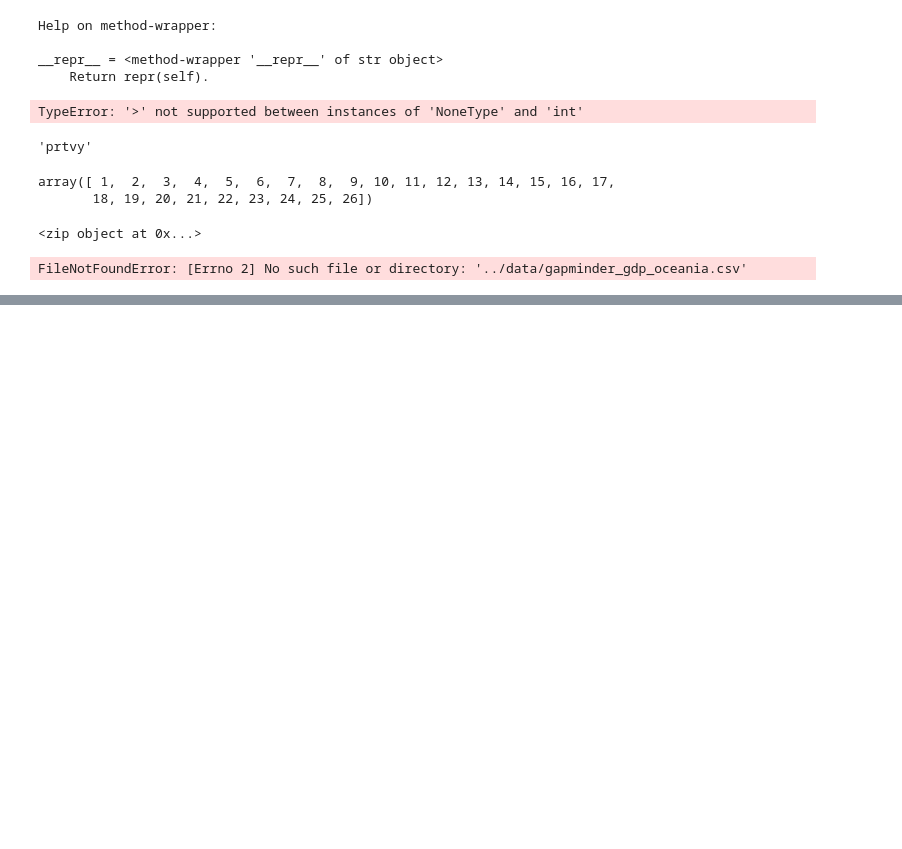
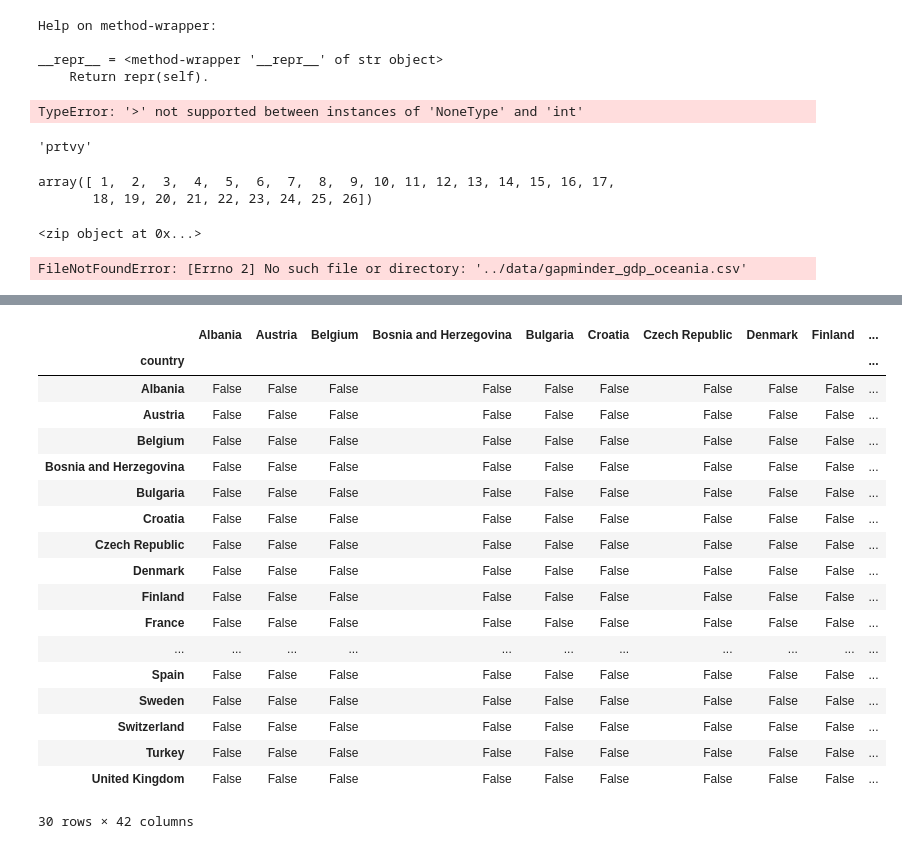
Before and after one commit to dodohjk/my-isc-work, a Jupyter notebook: python-intro/exercises/sandbox.ipynb, the cells around one changed output, grey strips where cells are left out. Drawn from its saved outputs; the diff is of its cells as text; code cells hidden in the pictures; blank space fills up the shorter version.

```diff
--- a/python-intro/exercises/sandbox.ipynb
+++ b/python-intro/exercises/sandbox.ipynb
@@ -101,3 +101,5 @@ data_oceania = pd.read_csv('../data/gapminder_gdp_oceania.csv')
 print(data_oceania)
 # %% [output]
 FileNotFoundError: [Errno 2] No such file or directory: '../data/gapminder_gdp_oceania.csv'
+# %%
+data = pd.read_csv('../data/europe_gdp.csv', index_col='country')
@@ -103,0 +136,22 @@ FileNotFoundError: [Errno 2] No such file or directory: '../data/gapminder_gdp_o
+# %%
+data>data.mean(axis=1)
+# %% [output]
+|  | Albania | Austria | Belgium | Bosnia and Herzegovina | Bulgaria | Croatia | Czech Republic | Denmark | Finland | ... |
+| country |  |  |  |  |  |  |  |  |  | ... |
+| Albania | False | False | False | False | False | False | False | False | False | ... |
+| Austria | False | False | False | False | False | False | False | False | False | ... |
+| Belgium | False | False | False | False | False | False | False | False | False | ... |
+| Bosnia and Herzegovina | False | False | False | False | False | False | False | False | False | ... |
+| Bulgaria | False | False | False | False | False | False | False | False | False | ... |
+| Croatia | False | False | False | False | False | False | False | False | False | ... |
+| Czech Republic | False | False | False | False | False | False | False | False | False | ... |
+| Denmark | False | False | False | False | False | False | False | False | False | ... |
+| Finland | False | False | False | False | False | False | False | False | False | ... |
+| France | False | False | False | False | False | False | False | False | False | ... |
+| ... | ... | ... | ... | ... | ... | ... | ... | ... | ... | ... |
+| Spain | False | False | False | False | False | False | False | False | False | ... |
+| Sweden | False | False | False | False | False | False | False | False | False | ... |
+| Switzerland | False | False | False | False | False | False | False | False | False | ... |
+| Turkey | False | False | False | False | False | False | False | False | False | ... |
+| United Kingdom | False | False | False | False | False | False | False | False | False | ... |
+30 rows × 42 columns
```
Also changed, not shown: parts of 6 cells of this notebook, 2 other files.
